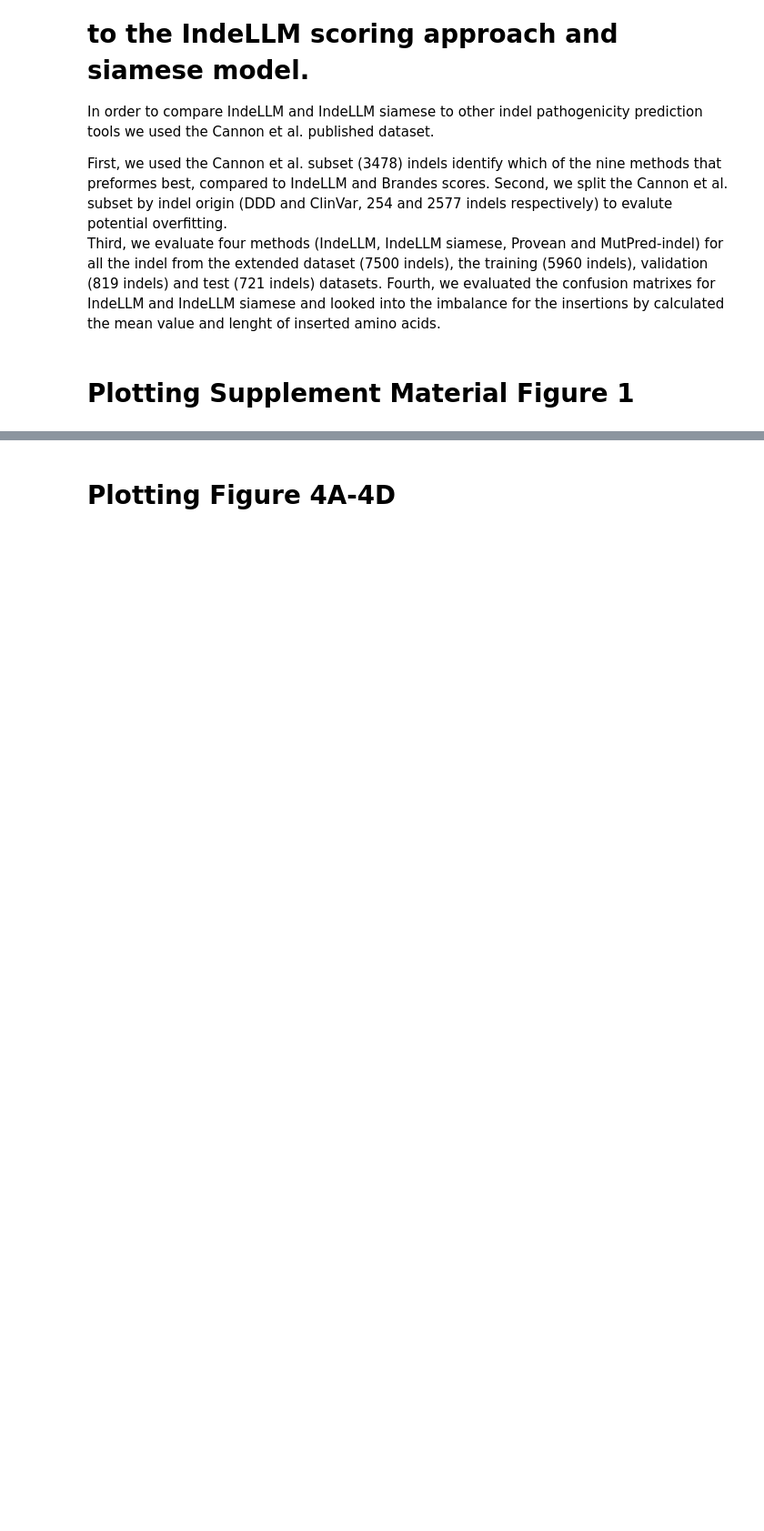
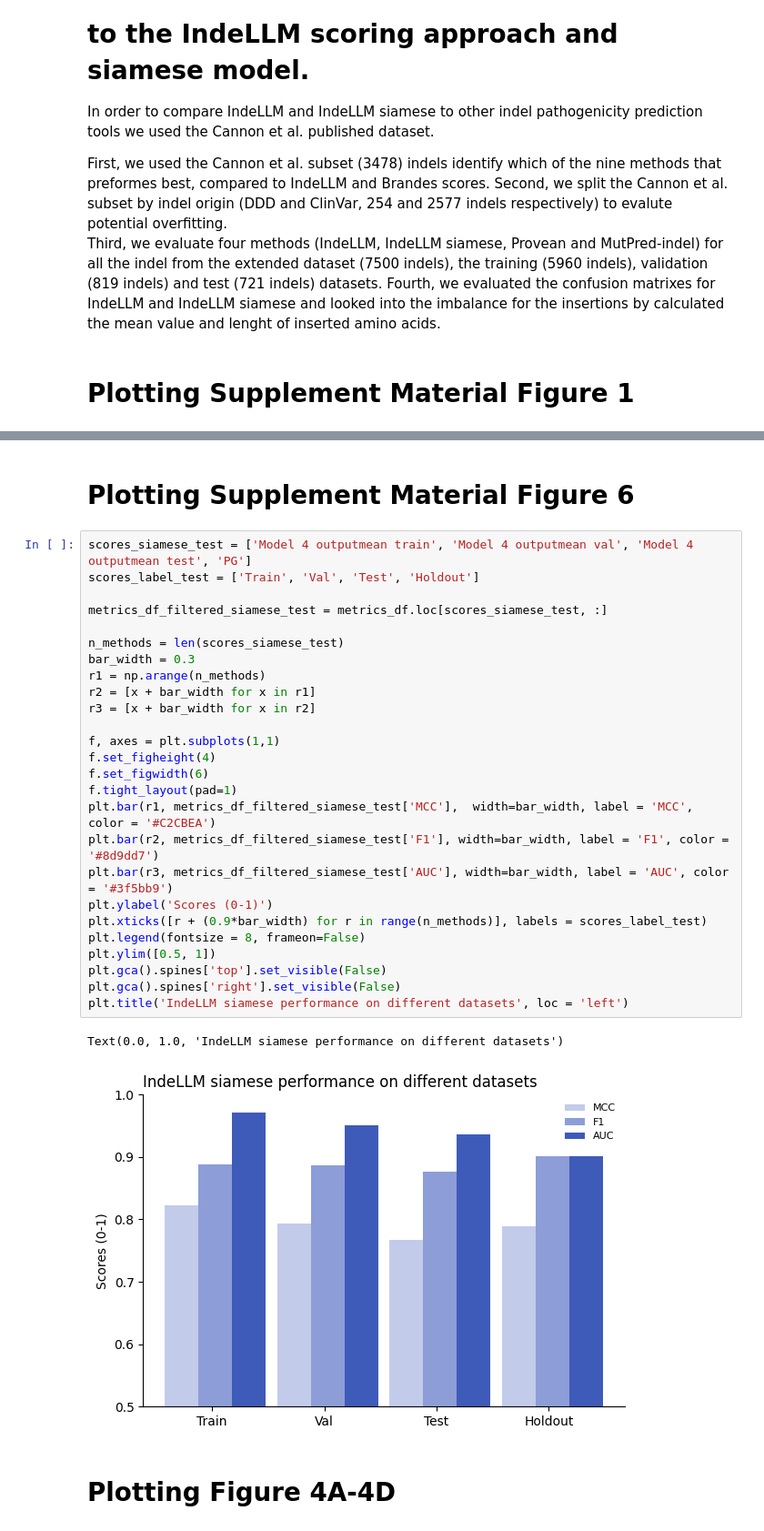
Before and after one commit to OriolGraCar/IndeLLM, a Jupyter notebook: Analysis/Analysis.ipynb, the cells around one changed output, grey strips where cells are left out. Shown at 91% size. Saved outputs shown, nothing was run; the diff lists cells and outputs as text; blank space fills up the shorter version.

```diff
--- a/Analysis/Analysis.ipynb
+++ b/Analysis/Analysis.ipynb
@@ -621,3 +623,34 @@ See the caveats in the documentation: https://pandas.pydata.org/pandas-docs/stab
+# %% [markdown]
+# Plotting Supplement Material Figure 6
+# %%
+scores_siamese_test = ['Model 4 outputmean train', 'Model 4 outputmean val', 'Model 4 outputmean test', 'PG']
+scores_label_test = ['Train', 'Val', 'Test', 'Holdout']
+
+metrics_df_filtered_siamese_test = metrics_df.loc[scores_siamese_test, :]
+
+n_methods = len(scores_siamese_test)
+bar_width = 0.3
+r1 = np.arange(n_methods)
+r2 = [x + bar_width for x in r1]
+r3 = [x + bar_width for x in r2]
+
+f, axes = plt.subplots(1,1)
+f.set_figheight(4)
+f.set_figwidth(6)
+f.tight_layout(pad=1)
+plt.bar(r1, metrics_df_filtered_siamese_test['MCC'],  width=bar_width, label = 'MCC', color = '#C2CBEA')
+plt.bar(r2, metrics_df_filtered_siamese_test['F1'], width=bar_width, label = 'F1', color = '#8d9dd7')
+plt.bar(r3, metrics_df_filtered_siamese_test['AUC'], width=bar_width, label = 'AUC', color = '#3f5bb9')
+plt.ylabel('Scores (0-1)')
+plt.xticks([r + (0.9*bar_width) for r in range(n_methods)], labels = scores_label_test)
+plt.legend(fontsize = 8, frameon=False)
+plt.ylim([0.5, 1])
+plt.gca().spines['top'].set_visible(False)
+plt.gca().spines['right'].set_visible(False)
+plt.title('IndeLLM siamese performance on different datasets', loc = 'left')
+# %% [output]
+Text(0.0, 1.0, 'IndeLLM siamese performance on different datasets')
+[figure, added]
 # %% [markdown]
 # Plotting Figure 4A-4D
 # %%
```
Also changed, not shown: parts of 10 cells of this notebook, 3 other files.
